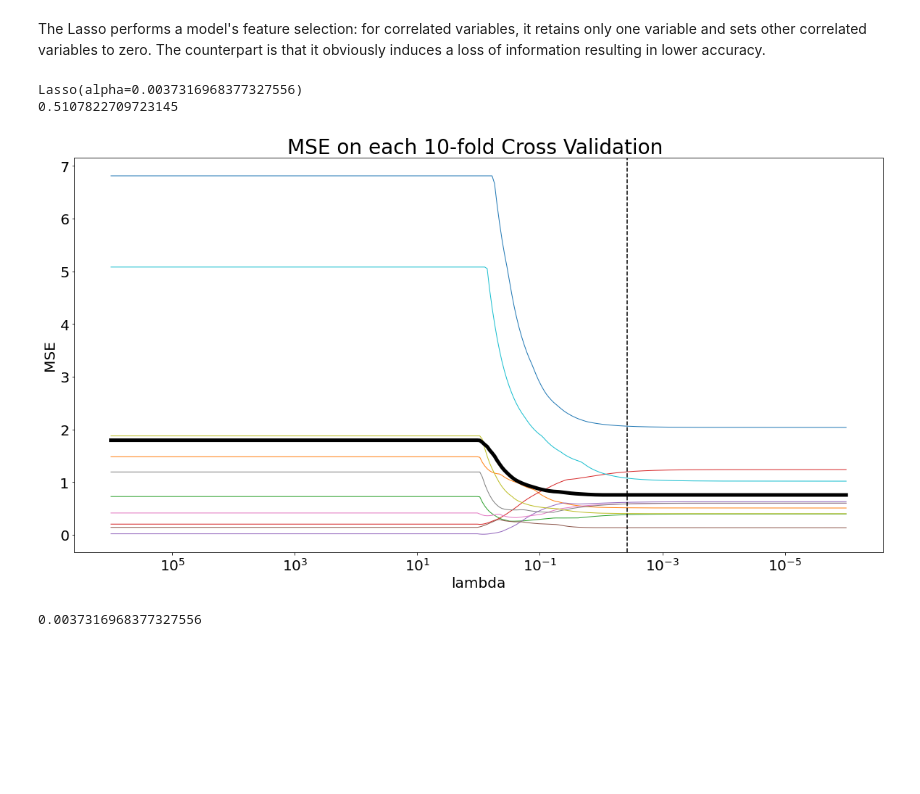
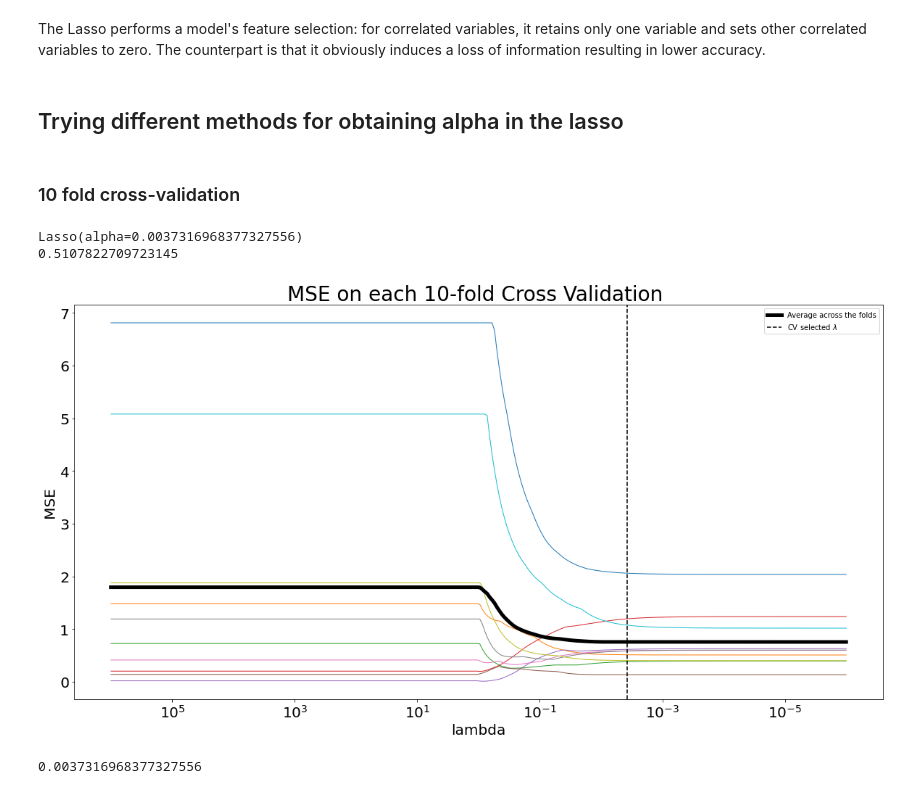
Before and after one commit to s6emschw/RM-project, a Jupyter notebook: Real_data_application.ipynb, the cells around one changed output. Cells and saved outputs as stored; diff of their text form; code cells hidden in the pictures; blank space fills up the shorter version.

```diff
--- a/Real_data_application.ipynb
+++ b/Real_data_application.ipynb
@@ -283,20 +240,4 @@ train_scores = -(train_scores)
 val_scores = -(val_scores)
 val_mean = np.mean(val_scores, axis=1)
 val_std = np.std(val_scores, axis=1)
-# %%
-def plot_CV(val_scores, val_mean):
-    plt.figure(figsize = (20,10))
-    ax = plt.gca()
-    ax.plot(alphas, val_scores, linewidth=1)
-    ax.plot(alphas, val_mean, color="black", linewidth=5, label='Average across the folds')
-    ax.axvline(alphas[np.argmin(val_mean)],0,6,linestyle='--',color="black", label='CV selected $\lambda$')
-    ax.set_xscale("log")
-    ax.set_xlim(ax.get_xlim()[::-1])  # reverse axis
-    plt.xlabel("lambda", fontsize = 20)
-    plt.ylabel("MSE", fontsize = 20)
-    ax.tick_params(axis='both', which='major', labelsize = 20)
-    plt.axis("tight")
-    plt.title("MSE on each 10-fold Cross Validation ", fontsize = 28)
-    plt.axis("tight")
-    plt.legend()
 # %%
@@ -348,6 +278,10 @@ for a in alphas:
     y_pred = lasso.predict(X_test)
     lasso_error = np.mean((y_pred - y_test) ** 2)
     err_lasso.append(lasso_error)
+# %% [markdown]
+## Trying different methods for obtaining alpha in the lasso
+# %% [markdown]
+### 10 fold cross-validation
 # %%
 lasso_cv = LassoCV(alphas = alphas, cv = 10, max_iter = 10000)
 lasso_cv.fit(X_train, y_train)
@@ -370,9 +306,9 @@ val_scores = -(val_scores)
 val_mean = np.mean(val_scores, axis=1)
 val_std = np.std(val_scores, axis=1)
 # %%
-plot_CV(val_scores, val_mean)
+plot_CV(alphas, val_scores, val_mean)
 # %% [output]
-[figure, old version]
+[figure, new version]
 # %%
 alphas[np.argmin(val_mean)]
 # %% [output]
```
Also changed, not shown: parts of 36 cells of this notebook.
